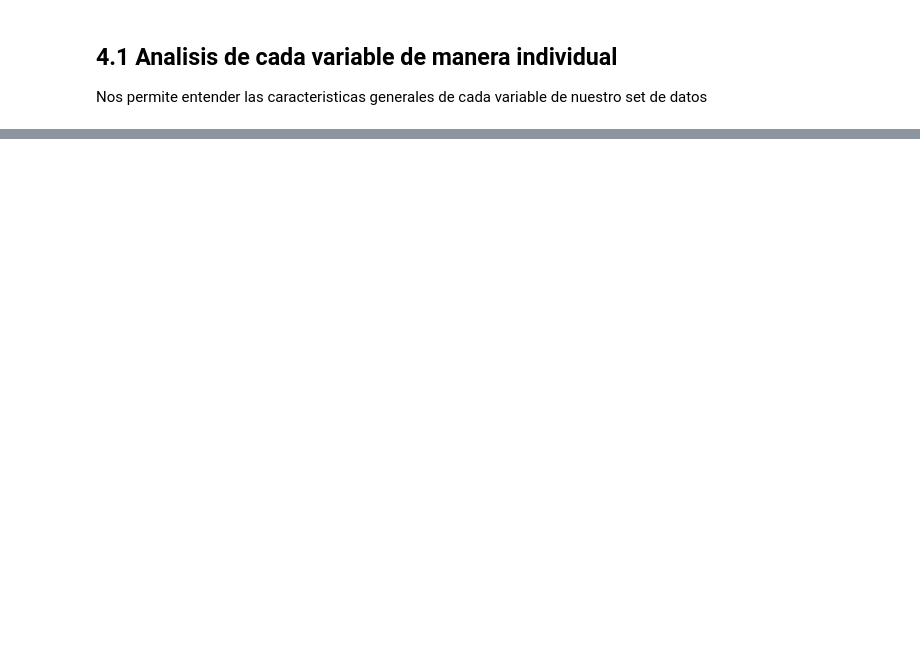
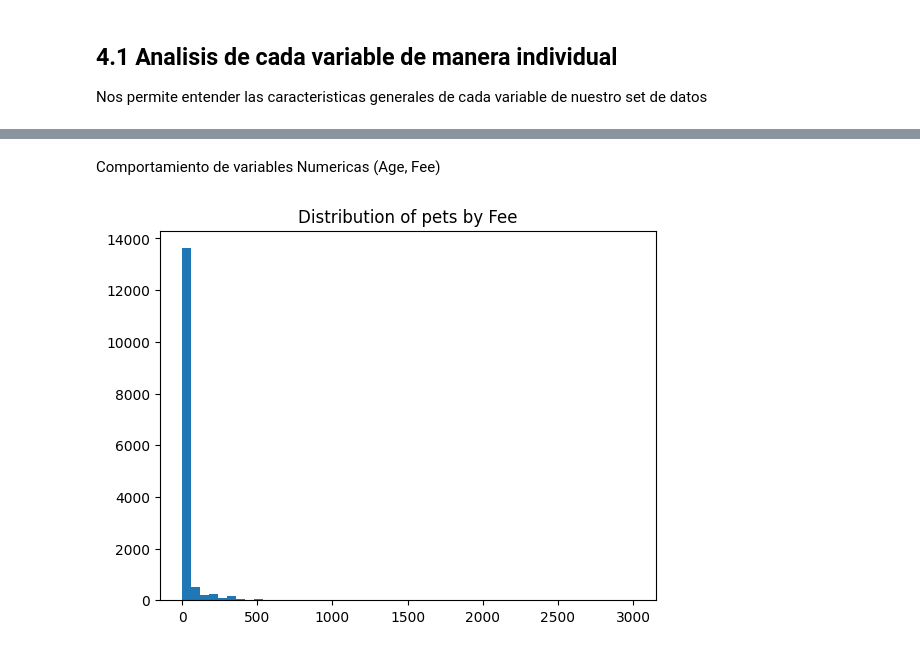
Before and after one commit to Nicoch6/Labo2_Entrega, a Jupyter notebook: 02-EDA.ipynb, the cells around one changed output, grey strips where cells are left out. Cells and saved outputs as stored; diff of their text form; code cells hidden in the pictures; blank space fills up the shorter version.

```diff
--- a/02-EDA.ipynb
+++ b/02-EDA.ipynb
@@ -49,3 +90,34 @@ color_labels.head()
+# %%
+train['MaturitySize'] = train['MaturitySize'].apply(lambda x: 'Small' if x == 1
+                                                    else 'Medium' if x == 2
+                                                    else 'Large' if x == 3
+                                                    else 'Extra Large' if x == 4
+                                                    else 'Not Specified' if x == 0
+                                                    else 'Unknown')  # Por si hay otros valores inesperados
+
+train['FurLength'] = train['FurLength'].apply(lambda x: 'Short' if x == 1
+                                                    else 'Medium' if x == 2
+                                                    else 'Long' if x == 3
+                                                    else 'Not Specified' if x == 0
+                                                    else 'Unknown')  # Por si hay otros valores inesperados
+
+train['Vaccinated'] = train['Vaccinated'].apply(lambda x: 'Yes' if x == 1
+                                                    else 'No' if x == 2
+                                                    else 'Not Sure' if x == 3
+                                                    else 'Unknown')  # Por si hay otros valores inesperados
+train['Dewormed'] = train['Dewormed'].apply(lambda x: 'Yes' if x == 1
+                                                    else 'No' if x == 2
+                                                    else 'Not Sure' if x == 3
+                                                    else 'Unknown')  # Por si hay otros valores inesperados
+train['Sterilized'] = train['Sterilized'].apply(lambda x: 'Yes' if x == 1
+                                                    else 'No' if x == 2
+                                                    else 'Not Sure' if x == 3
+                                                    else 'Unknown')  # Por si hay otros valores inesperados
+train['Health'] = train['Health'].apply(lambda x: 'Healthy' if x == 1
+                                                    else 'Minor Injury' if x == 2
+                                                    else 'Serious Injury' if x == 3
+                                                    else 'Not Specified' if x == 0
+                                                    else 'Unknown')  # Por si hay otros valores inesperados
 # %% [markdown]
 # 4. Analisis Exploratorio
 
@@ -84,0 +207,9 @@ memory usage: 2.7+ MB
+# %% [markdown]
+Comportamiento de variables Numericas (Age, Fee)
+# %%
+fig, ax = plt.subplots()
+
+plt.hist(train['Fee'],bins=50)
+plt.title('Distribution of pets by Fee');
+# %% [output]
+[figure, added]
```
Also changed, not shown: parts of 21 cells of this notebook, 1 other file.
